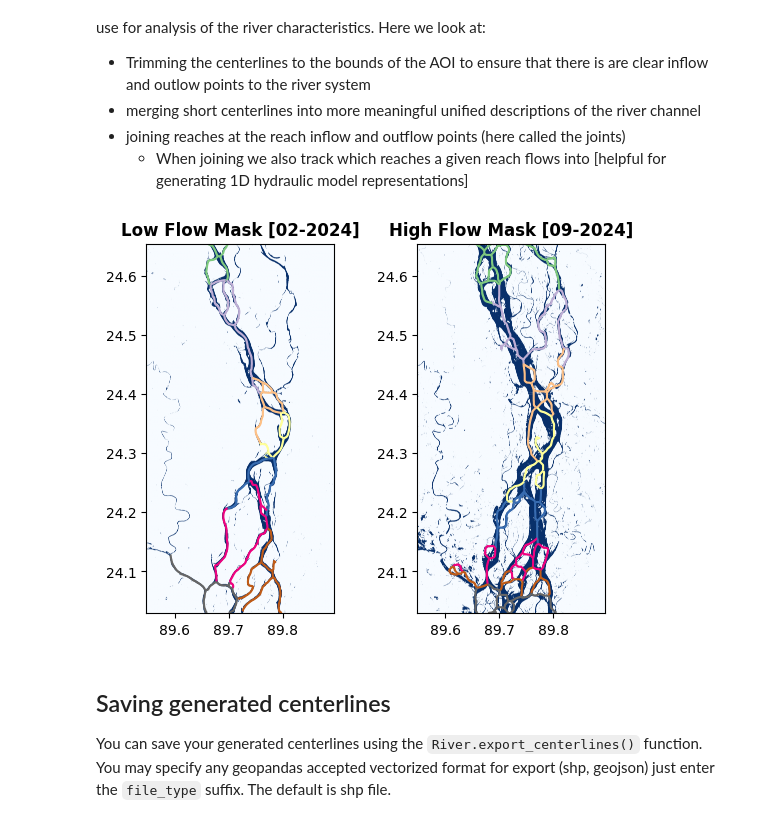
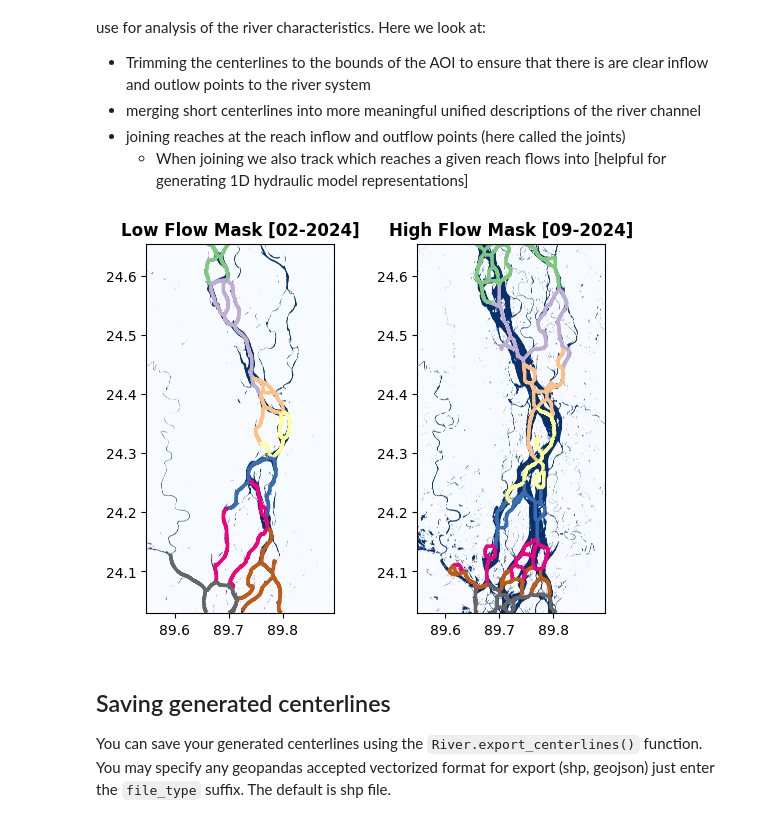
Before and after one commit to selfr-eo/braidedSP, a Jupyter notebook: examples/braidedSP_workflow.ipynb, the cells around one changed output. Cells and saved outputs as stored; diff of their text form; code cells hidden in the pictures.

```diff
--- a/examples/full_workflow.ipynb
+++ b/examples/braidedSP_workflow.ipynb
@@ -203,36 +203,36 @@ bramaputra.trim_centerlines_to_bounds()
 
 bramaputra.merge_short_centerlines(
     {
         'connection_threshold' : 50,
         'similarity_threshold' : 0.7,
         'shortest_centerline' : 2000
     }
 )
 
 bramaputra.join_centerlines(
     {
         'starting_line' : starting_line,
         'main_centerline' : main_centerline,
         'search_dist' : 20
     }
 )
 
 # Plot results
 fig, axes = plt.subplots(ncols=2)
 
 ax = axes[0]
 with rasterio.open(low_flow_path) as src:
     show(src, ax=ax, title="Low Flow Mask [02-2024]", cmap='Blues')
-bramaputra.centerlines[0].gdf.to_crs(4326).plot(column='branch_id', ax=ax, cmap='Accent')
+bramaputra.centerlines[0].gdf.to_crs(4326).plot(column='branch_id', ax=ax, cmap='Accent', linewidth=2.5)
 
 ax = axes[1]
 with rasterio.open(high_flow_path) as src:
     show(src, ax=ax, title="High Flow Mask [09-2024]", cmap='Blues')
-bramaputra.centerlines[1].gdf.to_crs(4326).plot(column='branch_id', ax=ax, cmap='Accent')
+bramaputra.centerlines[1].gdf.to_crs(4326).plot(column='branch_id', ax=ax, cmap='Accent', linewidth=2.5)
 
 plt.show()
 # %% [output]
-[figure, old version]
+[figure, new version]
 # %% [markdown]
 ## Saving generated centerlines
 
```
Also changed, not shown: parts of 10 cells of this notebook, 2 other files.
